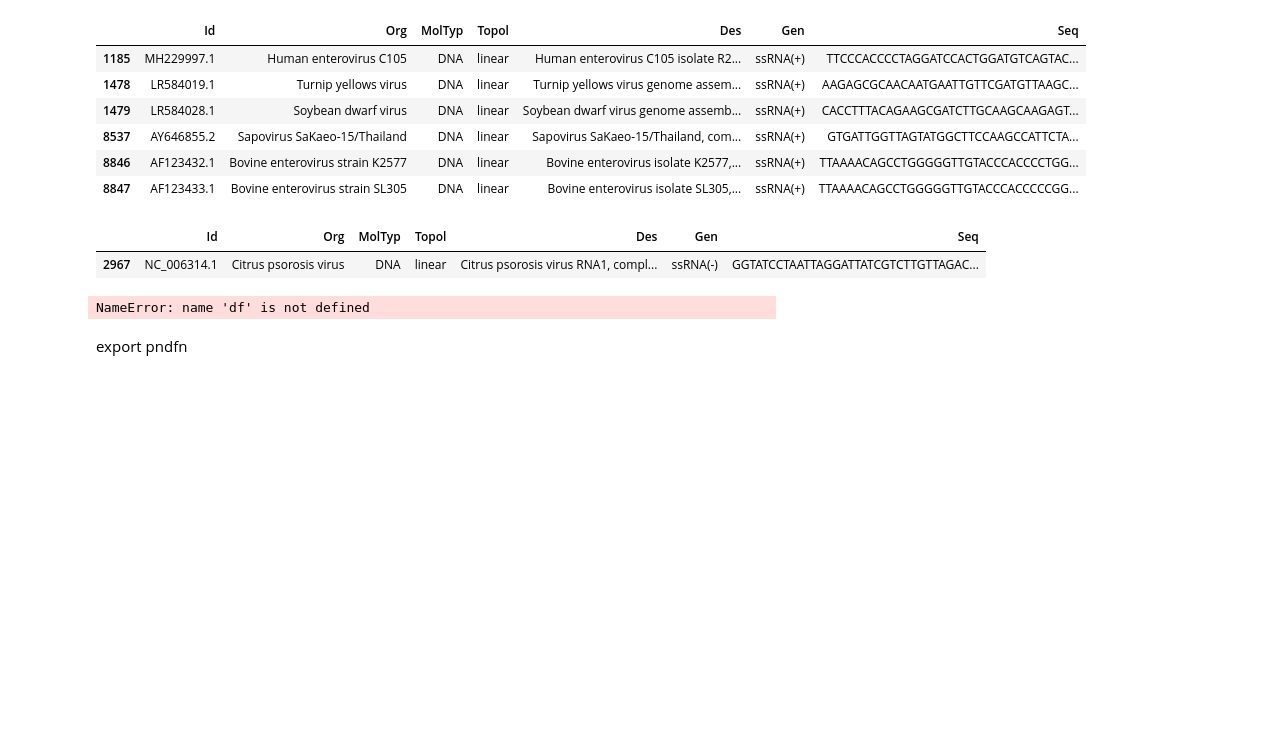
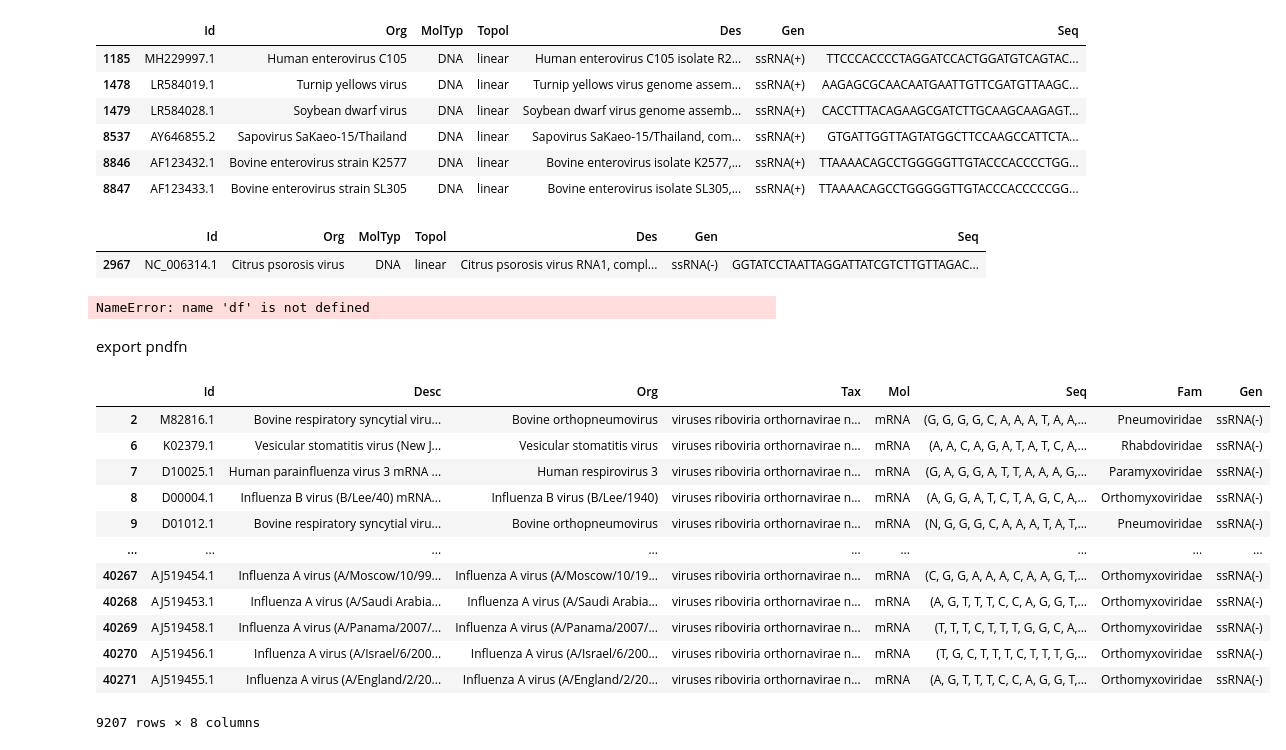
Before and after one commit to DeadlineWasYesterday/V-Classifier, a Jupyter notebook: Combine and label gb entries.ipynb, the cells around one changed output. Drawn from its saved outputs; the diff is of its cells as text; code cells hidden in the pictures; blank space fills up the shorter version.

```diff
--- a/Combine and label gb entries.ipynb
+++ b/Combine and label gb entries.ipynb
@@ -854,0 +876,14 @@ pndfn.to_csv('pndfn.csv', index = False)
+# %%
+for i,r in df.iterrows():
+    for i2,r2 in dff.iterrows():
+        if r2['Fam'].lower() in r['Tax']:
+            df.loc[i,'Fam'] = r2['Fam']
+            df.loc[i, 'Gen'] = r2['Genome type']
+            break
+# %%
+df = pd.concat([df.loc[df['Gen'] == 'ssRNA(+/-)'], df.loc[df['Gen'] == 'ssRNA(+)'], df.loc[df['Gen'] == 'ssRNA(-)']],
+                axis = 0).reset_index(drop = True)
+# %%
+df['Len'] = [len(s) for s in df['Seq'].to_list()]
+# %%
+df = df.sort_values(by = 'Len', ascending = False).reset_index(drop = True)
@@ -854,0 +894,16 @@ pndfn.to_csv('pndfn.csv', index = False)
+# %%
+df.loc[df['Gen'] == 'ssRNA(-)']
+# %% [output]
+|  | Id | Desc | Org | Tax | Mol | Seq | Fam | Gen |
+| 2 | M82816.1 | Bovine respiratory syncytial viru... | Bovine orthopneumovirus | viruses riboviria orthornavirae n... | mRNA | (G, G, G, G, C, A, A, A, T, A, A,... | Pneumoviridae | ssRNA(-) |
+| 6 | K02379.1 | Vesicular stomatitis virus (New J... | Vesicular stomatitis virus | viruses riboviria orthornavirae n... | mRNA | (A, A, C, A, G, A, T, A, T, C, A,... | Rhabdoviridae | ssRNA(-) |
+| 7 | D10025.1 | Human parainfluenza virus 3 mRNA ... | Human respirovirus 3 | viruses riboviria orthornavirae n... | mRNA | (G, A, G, G, A, T, T, A, A, A, G,... | Paramyxoviridae | ssRNA(-) |
+| 8 | D00004.1 | Influenza B virus (B/Lee/40) mRNA... | Influenza B virus (B/Lee/1940) | viruses riboviria orthornavirae n... | mRNA | (A, G, G, A, T, C, T, A, G, C, A,... | Orthomyxoviridae | ssRNA(-) |
+| 9 | D01012.1 | Bovine respiratory syncytial viru... | Bovine orthopneumovirus | viruses riboviria orthornavirae n... | mRNA | (N, G, G, G, C, A, A, A, T, A, T,... | Pneumoviridae | ssRNA(-) |
+| ... | ... | ... | ... | ... | ... | ... | ... | ... |
+| 40267 | AJ519454.1 | Influenza A virus (A/Moscow/10/99... | Influenza A virus (A/Moscow/10/19... | viruses riboviria orthornavirae n... | mRNA | (C, G, G, A, A, A, C, A, A, G, T,... | Orthomyxoviridae | ssRNA(-) |
+| 40268 | AJ519453.1 | Influenza A virus (A/Saudi Arabia... | Influenza A virus (A/Saudi Arabia... | viruses riboviria orthornavirae n... | mRNA | (A, G, T, T, T, C, C, A, G, G, T,... | Orthomyxoviridae | ssRNA(-) |
+| 40269 | AJ519458.1 | Influenza A virus (A/Panama/2007/... | Influenza A virus (A/Panama/2007/... | viruses riboviria orthornavirae n... | mRNA | (T, T, T, C, T, T, T, G, G, C, A,... | Orthomyxoviridae | ssRNA(-) |
+| 40270 | AJ519456.1 | Influenza A virus (A/Israel/6/200... | Influenza A virus (A/Israel/6/200... | viruses riboviria orthornavirae n... | mRNA | (T, G, C, T, T, T, C, T, T, T, G,... | Orthomyxoviridae | ssRNA(-) |
+| 40271 | AJ519455.1 | Influenza A virus (A/England/2/20... | Influenza A virus (A/England/2/20... | viruses riboviria orthornavirae n... | mRNA | (A, G, T, T, T, C, C, A, G, G, T,... | Orthomyxoviridae | ssRNA(-) |
+9207 rows × 8 columns
```
Also changed, not shown: parts of 12 cells of this notebook, 16 other files.
